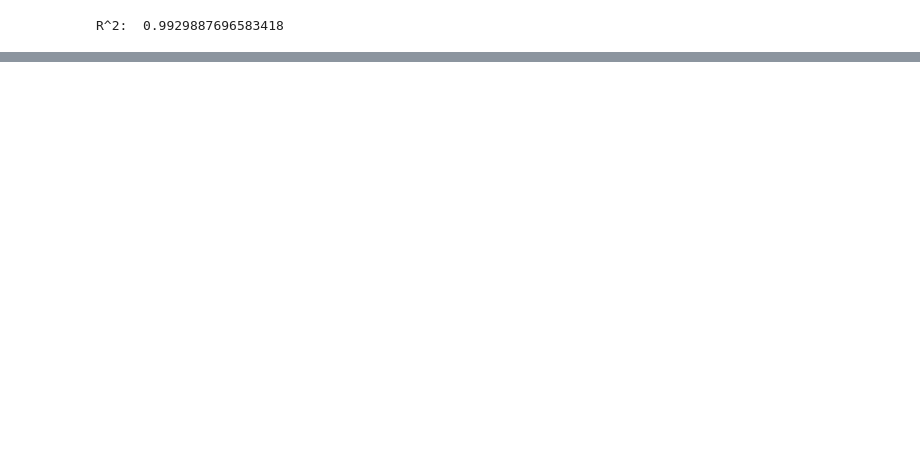
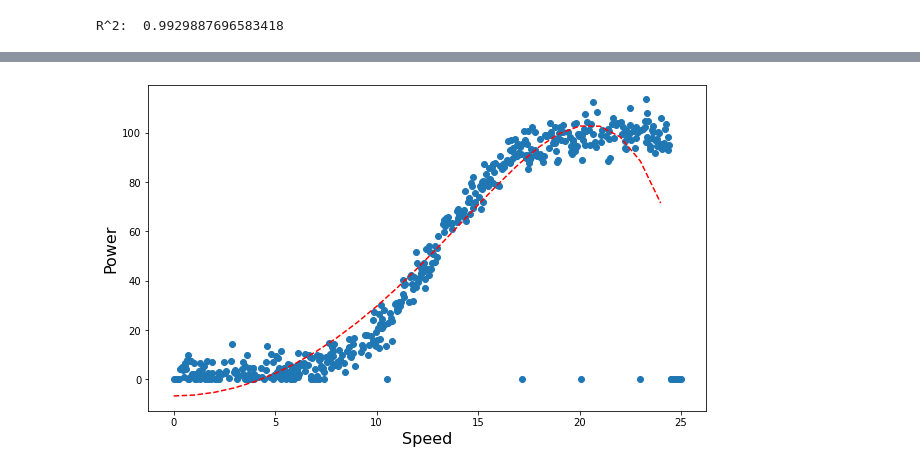
Before and after one commit to PJFinnerty/Project-2020-52446, a Jupyter notebook: Project-2020-PeterFinnerty.ipynb, the cells around one changed output, grey strips where cells are left out. Cells and saved outputs as stored; diff of their text form; code cells hidden in the pictures; blank space fills up the shorter version.

```diff
--- a/Project-2020-PeterFinnerty.ipynb
+++ b/Project-2020-PeterFinnerty.ipynb
@@ -334,0 +354,30 @@ R^2:  0.9929887696583418
+# %%
+# define the basis function
+def basis(x, a, b, c):
+    return a * np.power(x, 7) + b * x**2 + c
+
+# load powerproduction dataset
+dataframe =  pd.read_csv("powerproduction.txt")
+dataframe2 = dataframe.values
+# choose the input and output variables
+x, y = speed, power
+# curve fit
+exponents, _ = curve_fit(basis, x, y)
+# summarize the parameter values
+a, b, c = exponents
+
+# plot inputs and outputs
+plt.scatter(x, y)
+
+# Use np.arange to inputs from smallest vector to largest
+x_array = np.arange(min(x), max(x), 1)
+# calculate the output for the range
+y_array = basis(x_array, a, b, c)
+# create a line plot for the mapping function
+plt.plot(x_array, y_array, '--', color='red')
+plt.xlabel("Speed")
+plt.ylabel("Power")
+
+plt.show()
+# %% [output]
+[figure, added]
```
Also changed, not shown: parts of 5 cells of this notebook, 3 other files.
